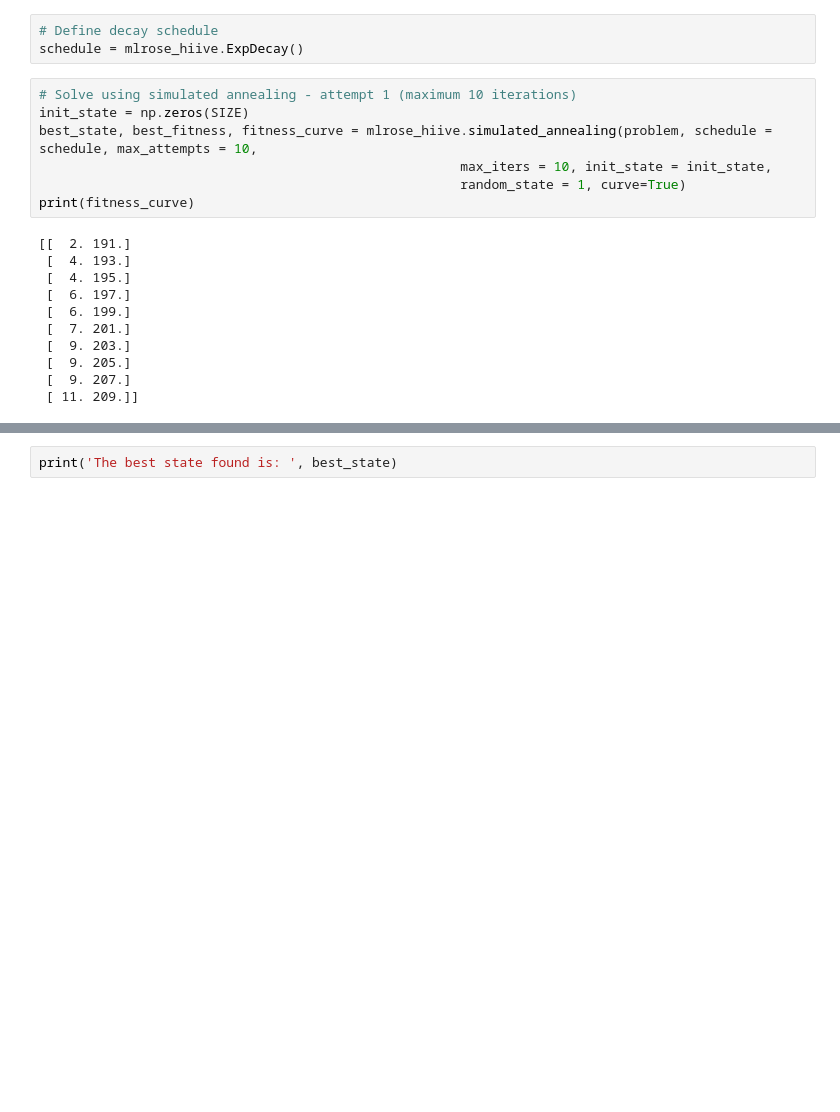
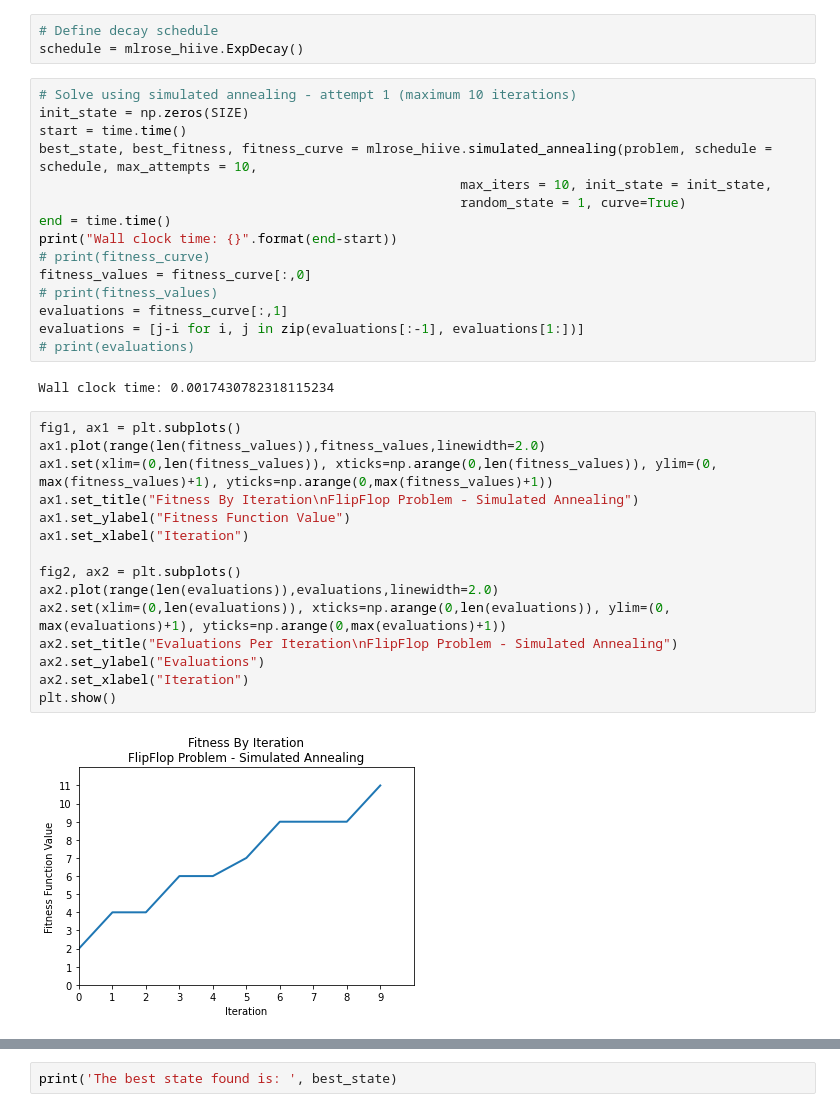
Before and after one commit to sharp-productions/meh2, a Jupyter notebook: tutorial_examples.ipynb, the cells around one changed output, grey strips where cells are left out. Drawn from its saved outputs; the diff is of its cells as text; blank space fills up the shorter version.

```diff
--- a/tutorial_examples.ipynb
+++ b/tutorial_examples.ipynb
@@ -261,18 +126,34 @@ schedule = mlrose_hiive.ExpDecay()
 # %%
 # Solve using simulated annealing - attempt 1 (maximum 10 iterations)
 init_state = np.zeros(SIZE)
+start = time.time()
 best_state, best_fitness, fitness_curve = mlrose_hiive.simulated_annealing(problem, schedule = schedule, max_attempts = 10,
                                                       max_iters = 10, init_state = init_state,
                                                       random_state = 1, curve=True)
-print(fitness_curve)
+end = time.time()
+print("Wall clock time: {}".format(end-start))
+# print(fitness_curve)
+fitness_values = fitness_curve[:,0]
+# print(fitness_values)
+evaluations = fitness_curve[:,1]
+evaluations = [j-i for i, j in zip(evaluations[:-1], evaluations[1:])]
+# print(evaluations)
 # %% [output]
-[[  2. 191.]
- [  4. 193.]
- [  4. 195.]
- [  6. 197.]
- [  6. 199.]
- [  7. 201.]
- [  9. 203.]
- [  9. 205.]
- [  9. 207.]
- [ 11. 209.]]
+Wall clock time: 0.0017430782318115234
+# %%
+fig1, ax1 = plt.subplots()
+ax1.plot(range(len(fitness_values)),fitness_values,linewidth=2.0)
+ax1.set(xlim=(0,len(fitness_values)), xticks=np.arange(0,len(fitness_values)), ylim=(0, max(fitness_values)+1), yticks=np.arange(0,max(fitness_values)+1))
+ax1.set_title("Fitness By Iteration\nFlipFlop Problem - Simulated Annealing")
+ax1.set_ylabel("Fitness Function Value")
+ax1.set_xlabel("Iteration")
+
+fig2, ax2 = plt.subplots()
+ax2.plot(range(len(evaluations)),evaluations,linewidth=2.0)
+ax2.set(xlim=(0,len(evaluations)), xticks=np.arange(0,len(evaluations)), ylim=(0, max(evaluations)+1), yticks=np.arange(0,max(evaluations)+1))
+ax2.set_title("Evaluations Per Iteration\nFlipFlop Problem - Simulated Annealing")
+ax2.set_ylabel("Evaluations")
+ax2.set_xlabel("Iteration")
+plt.show()
+# %% [output]
+[figure, added]
```
Also changed, not shown: parts of 121 cells of this notebook.
